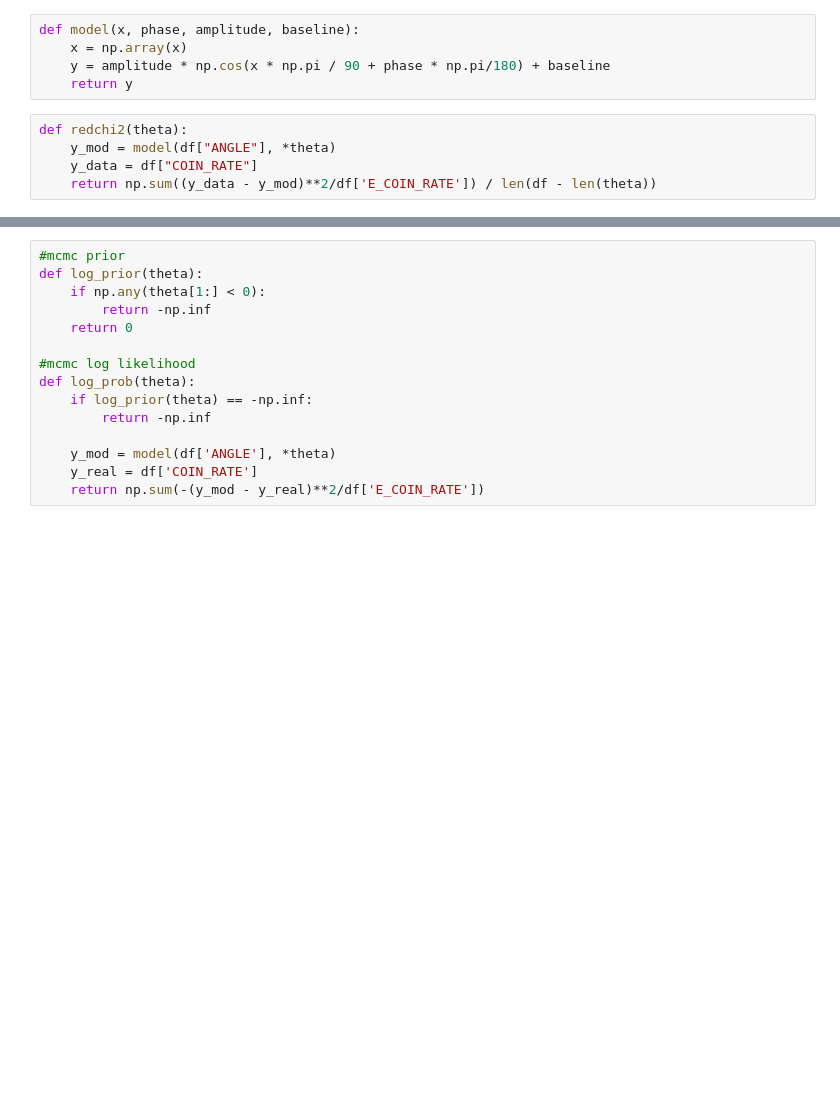
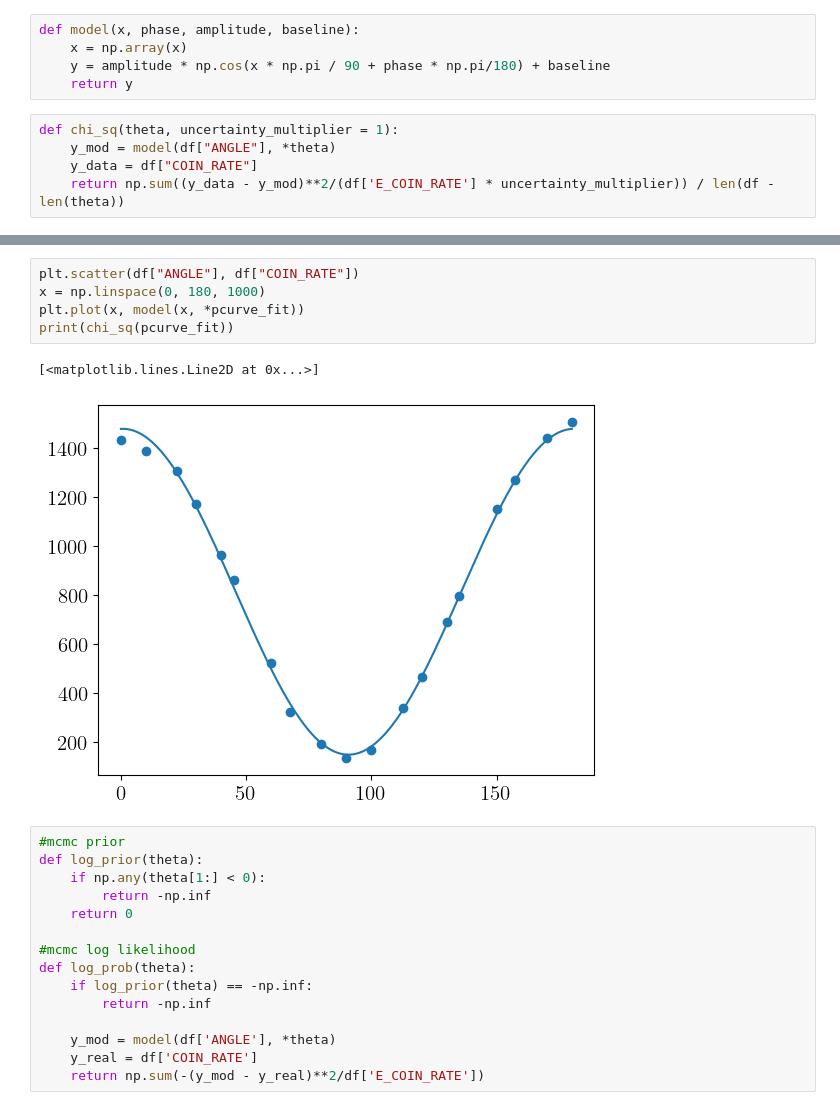
Before and after one commit to andres-luengo/alden-andres-max-most-dangerous-4450-trio, a Jupyter notebook: pol_cor_fit.ipynb, the cells around one changed output, grey strips where cells are left out. Saved outputs shown, nothing was run; the diff lists cells and outputs as text; blank space fills up the shorter version.

```diff
--- a/pol_cor_fit.ipynb
+++ b/pol_cor_fit.ipynb
@@ -49,7 +49,7 @@ def model(x, phase, amplitude, baseline):
     y = amplitude * np.cos(x * np.pi / 90 + phase * np.pi/180) + baseline
     return y
 # %%
-def redchi2(theta):
+def chi_sq(theta, uncertainty_multiplier = 1):
     y_mod = model(df["ANGLE"], *theta)
     y_data = df["COIN_RATE"]
-    return np.sum((y_data - y_mod)**2/df['E_COIN_RATE']) / len(df - len(theta))
+    return np.sum((y_data - y_mod)**2/(df['E_COIN_RATE'] * uncertainty_multiplier)) / len(df - len(theta))
@@ -111,3 +59,11 @@ plt.savefig("tau_fit.png")
+# %%
+plt.scatter(df["ANGLE"], df["COIN_RATE"])
+x = np.linspace(0, 180, 1000)
+plt.plot(x, model(x, *pcurve_fit))
+print(chi_sq(pcurve_fit))
+# %% [output]
+[<matplotlib.lines.Line2D at 0x...>]
+[figure, added]
 # %%
 #mcmc prior
 def log_prior(theta):
```
Also changed, not shown: parts of 17 cells of this notebook, 7 other files.
